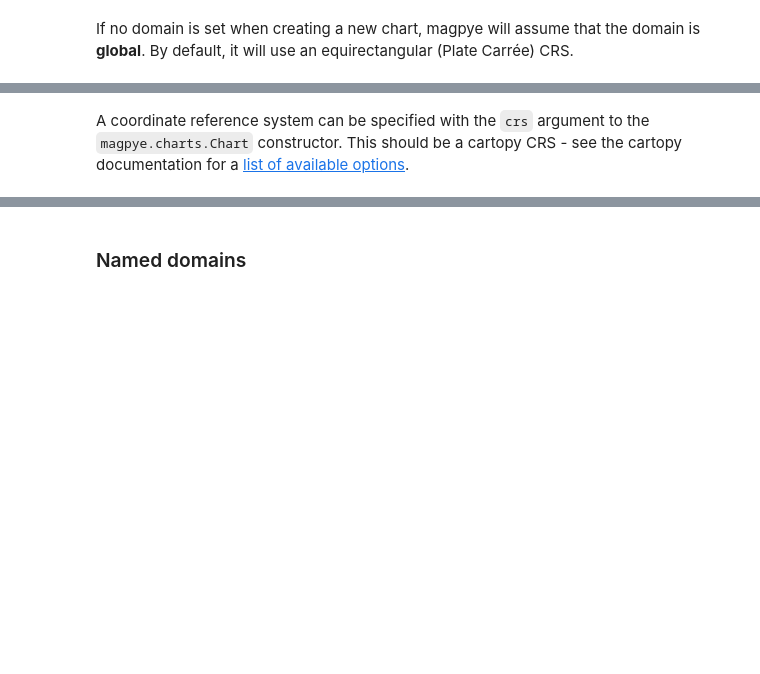
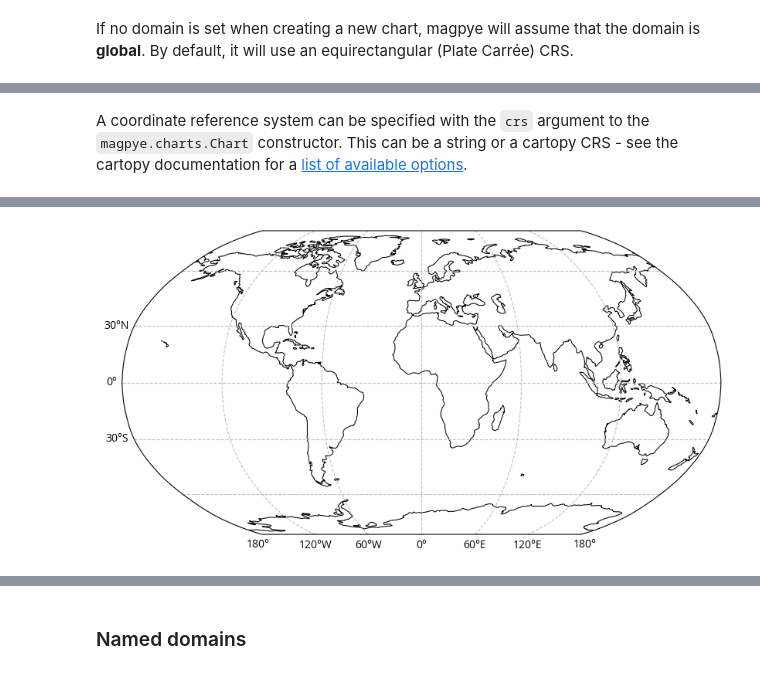
Before and after one commit to ecmwf/earthkit-maps, a Jupyter notebook: notebooks/chart-domain-and-crs.ipynb, the cells around one changed output, grey strips where cells are left out. Drawn from its saved outputs; the diff is of its cells as text; code cells hidden in the pictures; blank space fills up the shorter version.

Commit message:
Updates notebook to demonstrate string and cartopy projections

```diff
--- a/notebooks/chart-domain-and-crs.ipynb
+++ b/notebooks/chart-domain-and-crs.ipynb
@@ -19,3 +18,3 @@ chart.show()
 # %% [markdown]
-A coordinate reference system can be specified with the `crs` argument to the `magpye.charts.Chart` constructor. This should be a cartopy CRS - see the cartopy documentation for a [list of available options](https://scitools.org.uk/cartopy/docs/latest/reference/projections.html?highlight=projections).
+A coordinate reference system can be specified with the `crs` argument to the `magpye.charts.Chart` constructor. This can be a string or a cartopy CRS - see the cartopy documentation for a [list of available options](https://scitools.org.uk/cartopy/docs/latest/reference/projections.html?highlight=projections).
 # %%
@@ -25,4 +24,13 @@ chart.gridlines()
 chart.show()
 # %% [output]
 [figure]
+# %%
+import cartopy.crs as ccrs
+
+chart = magpye.charts.Chart(crs=ccrs.Robinson())
+chart.coastlines()
+chart.gridlines()
+chart.show()
+# %% [output]
+[figure, added]
 # %%
```
Also changed, not shown: parts of 13 cells of this notebook.
